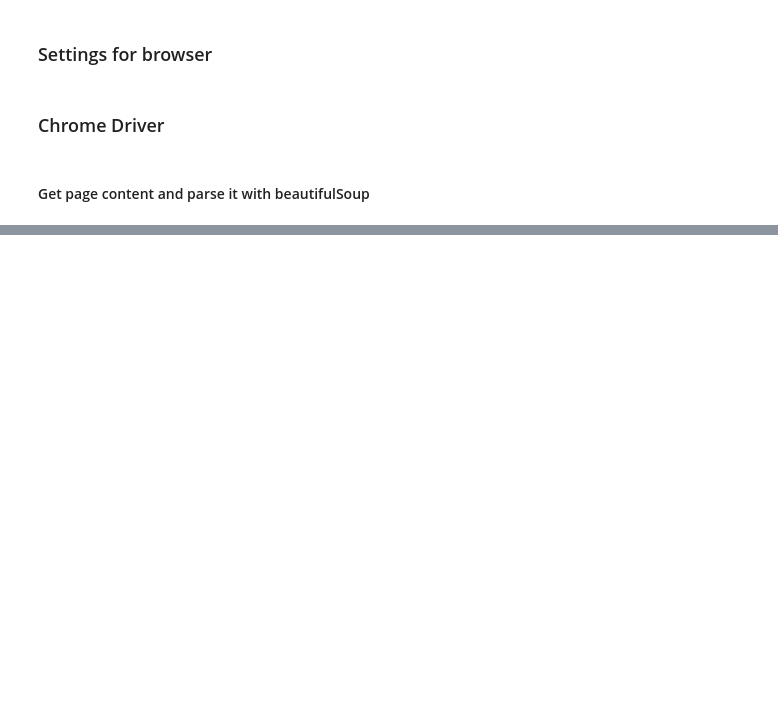
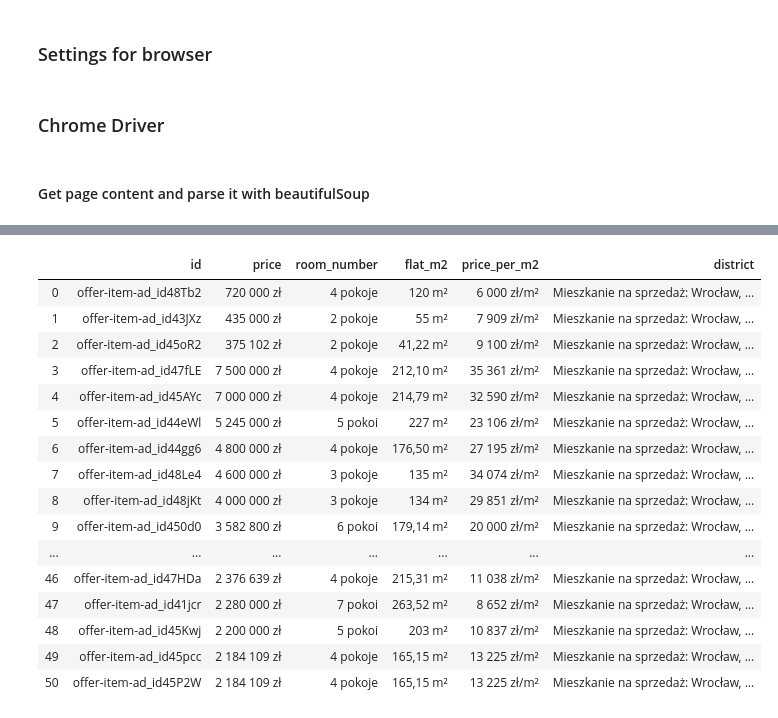
Before and after one commit to TestQspy/flats_web_scraper, a Jupyter notebook: otodom_scrapper.ipynb, the cells around one changed output, grey strips where cells are left out. Saved outputs shown, nothing was run; the diff lists cells and outputs as text; code cells hidden in the pictures; blank space fills up the shorter version.

Commit message:
Add scraper class

```diff
--- a/otodom_scrapper.ipynb
+++ b/otodom_scrapper.ipynb
@@ -97,7 +96,7 @@ close_cookie_bar.click()
 # %%
 class FlatOffer:
     """Attributs for flat object"""
-    def __init_(self):
+    def __init__(self):
         self.offer_id = []
         self.offer_district = []
         self.offer_price = []
@@ -125,7 +124,7 @@ class FlatOffer:
     def get_offer_price(self):
         return self.offer_price
     def get_offer_price_per_m2(self):
-        return self.offer_flat_surface_m2
+        return self.offer_price_per_m2
     def get_offer_room_number(self):
         return self.offer_room_number
     def get_offer_flat_surface_m2(self):
@@ -153,31 +152,31 @@ class FlatOffer:
 
     def set_offer_district(self, offer_district):
         if offer_district:
-            self.offer_district.append(offer_district)
+            self.offer_district.append(offer_district.get_text())
         else:
             self.offer_district.append(None)
 
     def set_offer_price(self, offer_price):
         if offer_price:
-            self.offer_price.append(offer_price)
+            self.offer_price.append(offer_price.strip())
         else:
             self.offer_price.append(None)
 
     def set_offer_price_per_m2(self, offer_price_per_m2):
         if offer_price_per_m2:
-            self.offer_price_per_m2.append(offer_price_per_m2)
+            self.offer_price_per_m2.append(offer_price_per_m2.get_text())
         else:
             self.offer_price_per_m2.append(None)
 
     def set_offer_room_number(self, offer_room_number):
         if offer_room_number:
-            self.offer_room_number.append(offer_room_number)
+            self.offer_room_number.append(offer_room_number.get_text())
         else:
             self.offer_room_number.append(None)
 
     def set_offer_flat_surface_m2(self, offer_flat_surface_m2):
         if offer_flat_surface_m2:
-            self.offer_flat_surface_m2.append(offer_flat_surface_m2)
+            self.offer_flat_surface_m2.append(offer_flat_surface_m2.get_text())
         else:
             self.offer_flat_surface_m2.append(None)
 
@@ -224,7 +223,7 @@ class FlatOffer:
             self.offer_finish_condition.append(None)
 
 
-    def search_overview(self, overview_categories, offer_overview_posibility):
+    def search_overview(self, overview_categories, offer_overview_posibilities):
         word = [s for i, s in enumerate(overview_categories) if offer_overview_posibilities in s]
         return word
 # %%
@@ -254,0 +412,6 @@ offer_overview_posibilities = ["Piętro:", "Liczba pięter:", "Rok budowy:", "Cz
+# %%
+scraper = OtodomScraper()
+# %%
+scraper.user_settings.set_number_of_pages(1)
+# %%
+scraper.run()
@@ -255,3 +440,30 @@ offer_overview_posibilities = ["Piętro:", "Liczba pięter:", "Rok budowy:", "Cz
+# %%
+offer = {'id': scraper.flat_offer.get_offer_id(), 'price':scraper.flat_offer.get_offer_price(),
+         'room_number': scraper.flat_offer.get_offer_room_number(),
+         'flat_m2':scraper.flat_offer.get_offer_flat_surface_m2(), 'price_per_m2': scraper.flat_offer.get_offer_price_per_m2(),
+         'district':scraper.flat_offer.get_offer_district()}
+# df = pd.DataFrame(scraper.flat_offer.offer_row)
+df = pd.DataFrame(offer)
+
+df.head(100)
+# %% [output]
+|  | id | price | room_number | flat_m2 | price_per_m2 | district |
+| 0 | offer-item-ad_id48Tb2 | 720 000 zł | 4 pokoje | 120 m² | 6 000 zł/m² | Mieszkanie na sprzedaż: Wrocław, ... |
+| 1 | offer-item-ad_id43JXz | 435 000 zł | 2 pokoje | 55 m² | 7 909 zł/m² | Mieszkanie na sprzedaż: Wrocław, ... |
+| 2 | offer-item-ad_id45oR2 | 375 102 zł | 2 pokoje | 41,22 m² | 9 100 zł/m² | Mieszkanie na sprzedaż: Wrocław, ... |
+| 3 | offer-item-ad_id47fLE | 7 500 000 zł | 4 pokoje | 212,10 m² | 35 361 zł/m² | Mieszkanie na sprzedaż: Wrocław, ... |
+| 4 | offer-item-ad_id45AYc | 7 000 000 zł | 4 pokoje | 214,79 m² | 32 590 zł/m² | Mieszkanie na sprzedaż: Wrocław, ... |
+| 5 | offer-item-ad_id44eWl | 5 245 000 zł | 5 pokoi | 227 m² | 23 106 zł/m² | Mieszkanie na sprzedaż: Wrocław, ... |
+| 6 | offer-item-ad_id44gg6 | 4 800 000 zł | 4 pokoje | 176,50 m² | 27 195 zł/m² | Mieszkanie na sprzedaż: Wrocław, ... |
+| 7 | offer-item-ad_id48Le4 | 4 600 000 zł | 3 pokoje | 135 m² | 34 074 zł/m² | Mieszkanie na sprzedaż: Wrocław, ... |
+| 8 | offer-item-ad_id48jKt | 4 000 000 zł | 3 pokoje | 134 m² | 29 851 zł/m² | Mieszkanie na sprzedaż: Wrocław, ... |
+| 9 | offer-item-ad_id450d0 | 3 582 800 zł | 6 pokoi | 179,14 m² | 20 000 zł/m² | Mieszkanie na sprzedaż: Wrocław, ... |
+| ... | ... | ... | ... | ... | ... | ... |
+| 46 | offer-item-ad_id47HDa | 2 376 639 zł | 4 pokoje | 215,31 m² | 11 038 zł/m² | Mieszkanie na sprzedaż: Wrocław, ... |
+| 47 | offer-item-ad_id41jcr | 2 280 000 zł | 7 pokoi | 263,52 m² | 8 652 zł/m² | Mieszkanie na sprzedaż: Wrocław, ... |
+| 48 | offer-item-ad_id45Kwj | 2 200 000 zł | 5 pokoi | 203 m² | 10 837 zł/m² | Mieszkanie na sprzedaż: Wrocław, ... |
+| 49 | offer-item-ad_id45pcc | 2 184 109 zł | 4 pokoje | 165,15 m² | 13 225 zł/m² | Mieszkanie na sprzedaż: Wrocław, ... |
+| 50 | offer-item-ad_id45P2W | 2 184 109 zł | 4 pokoje | 165,15 m² | 13 225 zł/m² | Mieszkanie na sprzedaż: Wrocław, ... |
 # %%
 while current_page <= page_number:
     # get full page source
```
Also changed, not shown: parts of 8 cells of this notebook.
